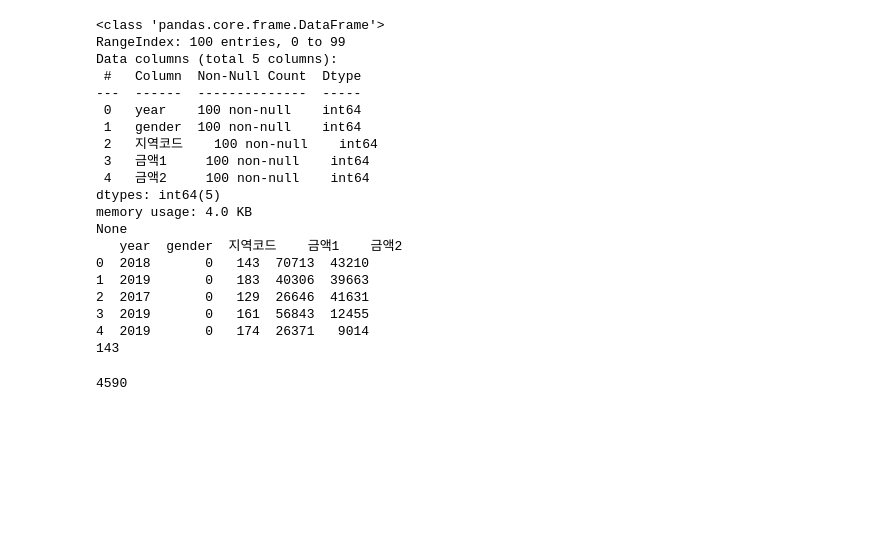
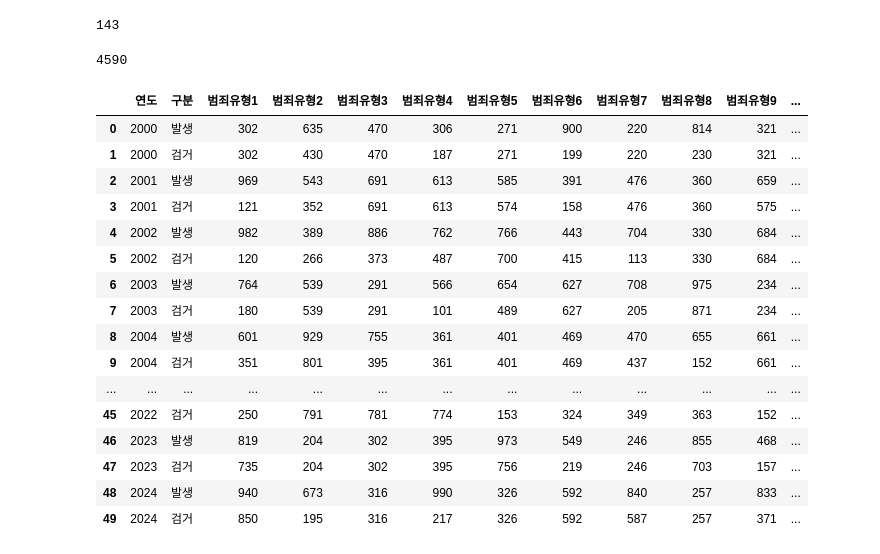
Before and after one commit to 1ev4v/bigdata-practice, a Jupyter notebook: Epsilon.ipynb, the cells around one changed output. Saved outputs shown, nothing was run; the diff lists cells and outputs as text; code cells hidden in the pictures; blank space fills up the shorter version.

```diff
--- a/Epsilon.ipynb
+++ b/Epsilon.ipynb
@@ -4,8 +4,8 @@ import pandas as pd
 
 df = pd.read_csv('https://raw.githubusercontent.com/YoungjinBD/data/main/exam/9_1_1.csv')
 
-print(df.info())
-print(df.head())
+# print(df.info())
+# print(df.head())
 
 df['총액'] = df['금액1'] + df['금액2']
 df
@@ -14,25 +14,6 @@ df2 = df1.pivot_table(index=['year', '지역코드'], columns='gender', values='
 df2['sum'] = abs(df2.iloc[:,0] - df2.iloc[:,1])
 print(df2[df2['sum']==df2['sum'].sort_values(ascending=False).iloc[0]].index.values[0][1])
 # %% [output]
-<class 'pandas.core.frame.DataFrame'>
-RangeIndex: 100 entries, 0 to 99
-Data columns (total 5 columns):
- #   Column  Non-Null Count  Dtype
----  ------  --------------  -----
- 0   year    100 non-null    int64
- 1   gender  100 non-null    int64
- 2   지역코드    100 non-null    int64
- 3   금액1     100 non-null    int64
- 4   금액2     100 non-null    int64
-dtypes: int64(5)
-memory usage: 4.0 KB
-None
-   year  gender  지역코드    금액1    금액2
-0  2018       0   143  70713  43210
-1  2019       0   183  40306  39663
-2  2017       0   129  26646  41631
-3  2019       0   161  56843  12455
-4  2019       0   174  26371   9014
 143
 # %%
 import numpy as np
@@ -56,3 +37,38 @@ print(pivot[pivot['검거율']==pivot['검거율'].sort_values(ascending=False).
 # (df.groupby('연도')['범죄합'].sum()).sum()
 # %% [output]
 4590
+# %%
+import numpy as np
+import pandas as pd
+
+df = pd.read_csv('https://raw.githubusercontent.com/YoungjinBD/data/main/exam/9_1_2.csv')
+
+# print(df.info())
+# print(df.head())
+
+df['범죄건수'] = df[['범죄유형1', '범죄유형2', '범죄유형3', '범죄유형4', '범죄유형5', '범죄유형6', '범죄유형7', '범죄유형8', '범죄유형9', '범죄유형10']].sum(axis=1)
+df['구분'] = df['구분'].str.split('건수').str[0]
+rs1 = df.groupby(['연도', '구분'])['범죄건수'].sum().reset_index()
+rs2 = rs1.pivot(index='연도', columns='구분', values='범죄건수')
+rs2['검거율'] = rs2['검거'] / rs2['발생']
+rs2[rs2.index==rs2['검거율'].idxmax()]['검거']
+rs2
+df
+# %% [output]
+|  | 연도 | 구분 | 범죄유형1 | 범죄유형2 | 범죄유형3 | 범죄유형4 | 범죄유형5 | 범죄유형6 | 범죄유형7 | 범죄유형8 | 범죄유형9 | ... |
+| 0 | 2000 | 발생 | 302 | 635 | 470 | 306 | 271 | 900 | 220 | 814 | 321 | ... |
+| 1 | 2000 | 검거 | 302 | 430 | 470 | 187 | 271 | 199 | 220 | 230 | 321 | ... |
+| 2 | 2001 | 발생 | 969 | 543 | 691 | 613 | 585 | 391 | 476 | 360 | 659 | ... |
+| 3 | 2001 | 검거 | 121 | 352 | 691 | 613 | 574 | 158 | 476 | 360 | 575 | ... |
+| 4 | 2002 | 발생 | 982 | 389 | 886 | 762 | 766 | 443 | 704 | 330 | 684 | ... |
+| 5 | 2002 | 검거 | 120 | 266 | 373 | 487 | 700 | 415 | 113 | 330 | 684 | ... |
+| 6 | 2003 | 발생 | 764 | 539 | 291 | 566 | 654 | 627 | 708 | 975 | 234 | ... |
+| 7 | 2003 | 검거 | 180 | 539 | 291 | 101 | 489 | 627 | 205 | 871 | 234 | ... |
+| 8 | 2004 | 발생 | 601 | 929 | 755 | 361 | 401 | 469 | 470 | 655 | 661 | ... |
+| 9 | 2004 | 검거 | 351 | 801 | 395 | 361 | 401 | 469 | 437 | 152 | 661 | ... |
+| ... | ... | ... | ... | ... | ... | ... | ... | ... | ... | ... | ... | ... |
+| 45 | 2022 | 검거 | 250 | 791 | 781 | 774 | 153 | 324 | 349 | 363 | 152 | ... |
+| 46 | 2023 | 발생 | 819 | 204 | 302 | 395 | 973 | 549 | 246 | 855 | 468 | ... |
+| 47 | 2023 | 검거 | 735 | 204 | 302 | 395 | 756 | 219 | 246 | 703 | 157 | ... |
+| 48 | 2024 | 발생 | 940 | 673 | 316 | 990 | 326 | 592 | 840 | 257 | 833 | ... |
+| 49 | 2024 | 검거 | 850 | 195 | 316 | 217 | 326 | 592 | 587 | 257 | 371 | ... |
```
Also changed, not shown: parts of 5 cells of this notebook, 1 other file.
